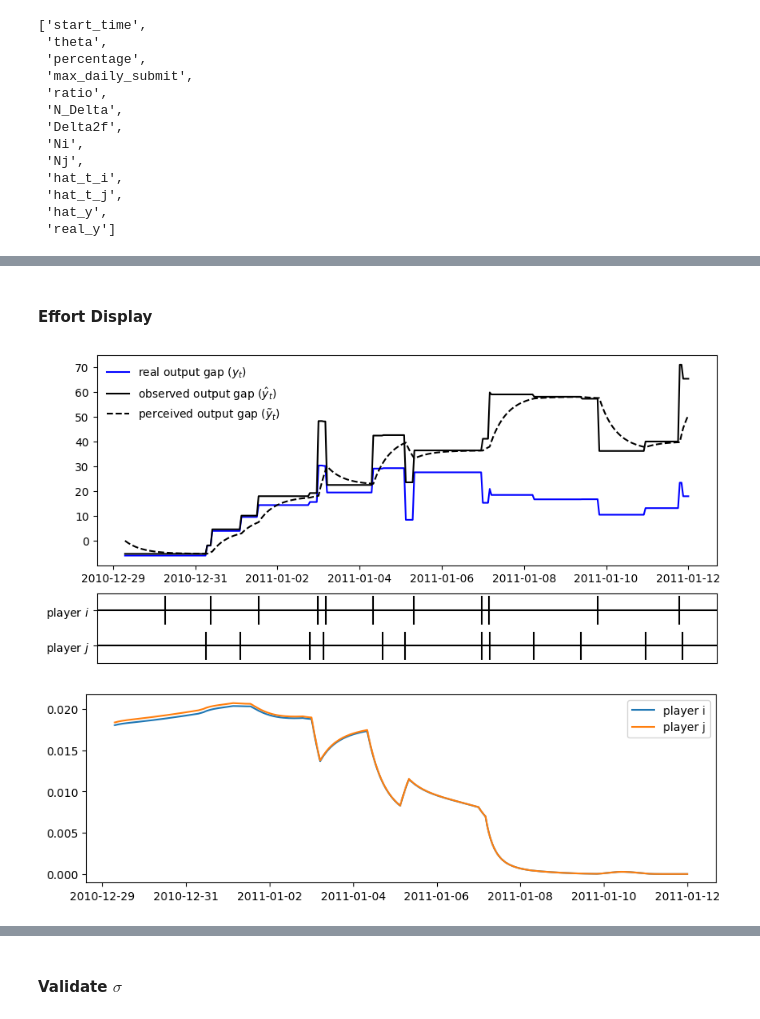
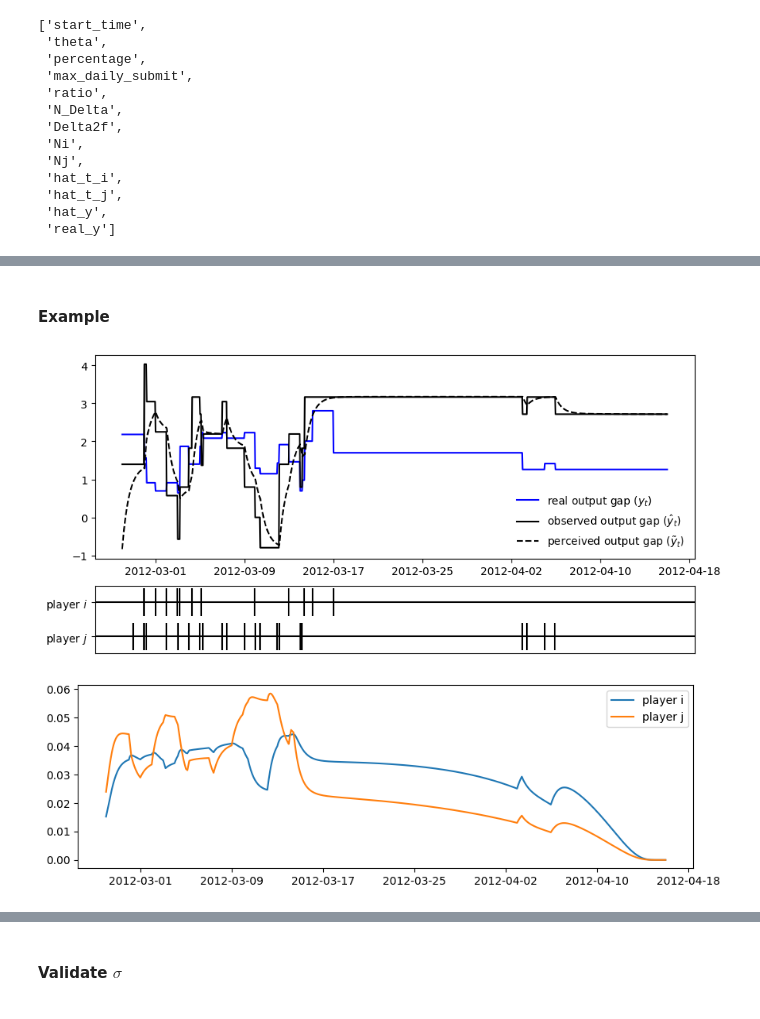
Before and after one commit to zhuanglinsheng/kaggle-contest-design, a Jupyter notebook: metakaggle/_validate.ipynb, the cells around one changed output, grey strips where cells are left out. Drawn from its saved outputs; the diff is of its cells as text; code cells hidden in the pictures.

```diff
--- a/metakaggle/_validate.ipynb
+++ b/metakaggle/_validate.ipynb
@@ -63,3 +20,11 @@ def plot_ts_events(
+# %%
+list_percentage_leaderboard = [
+	2435, 2445, 2454, 2464, 2467, 2478, 2549, 2762, 2860, 3507, 3526, 3928, 4493,
+	2489, 3353, 3366, 3509,
+	2551, 2667, 2749, 3064, 3080, 3288, 3338, 3517, 3641, 3774, 3800, 3926, 3929,
+	3960, 4031, 4043, 4104, 4366, 4407, 4453, 4477, 4488, 4657, 4699, 4986, 5056,
+	5144, 5174, 5229, 5261, 5357, 5390, 5497, 6322, 6927, 7115
+]
 # %%
 wd = os.getcwd()
 wd_data = Path(os.path.join(wd, '__jsondata__'))
@@ -75,10 +39,15 @@ contests_data = {
 	'data_post' : []
 }
 
-for path_json, path_post in zip(lst_data_json, lst_data_post):
-	contest_id = path_json.stem.split('_')[1]
+for path_json in lst_data_json:
+	path_post = path_json.with_suffix(".pkl")
+	contest_id = int(path_json.stem.split('_')[1])
+	if contest_id not in list_percentage_leaderboard:
+		continue
 	with open(path_json, "r", encoding="utf-8") as f:
 		data_json = json.load(f)
+	if not path_post.exists():
+		continue
 	with open(path_post, "rb") as f:
 		data_post = pickle.load(f)
 	contests_data['contest_id'].append(int(contest_id))
@@ -243,2 +317,2 @@ cross_contests
 # %% [markdown]
-#### Effort Display
+#### Example
@@ -293,7 +319,11 @@ def plot_post_efforts(contest_id: int):
+# %%
+contest_id = 2762
+contest_idx = contests_data['contest_id'].index(contest_id)
+contest_data_json = contests_data['data_json'][contest_idx]
+contest_data_post = contests_data['data_post'][contest_idx]
 # %%
-contest_id = 2464
 _ = plot_contest_data(contest_id)
 plot_post_efforts(contest_id)
 # %% [output]
-[figure, old version]
+[figure, new version]
-[figure, old version]
+[figure, new version]
```
Also changed, not shown: parts of 21 cells of this notebook, 8 other files.
